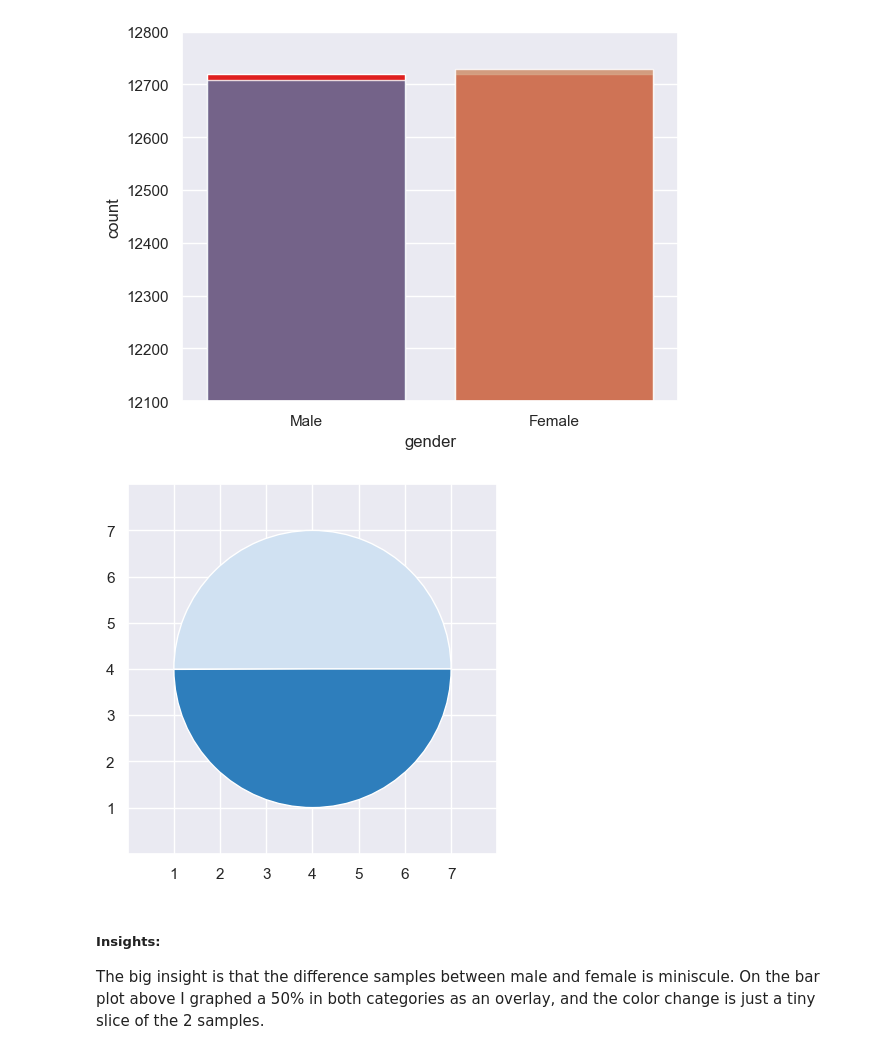
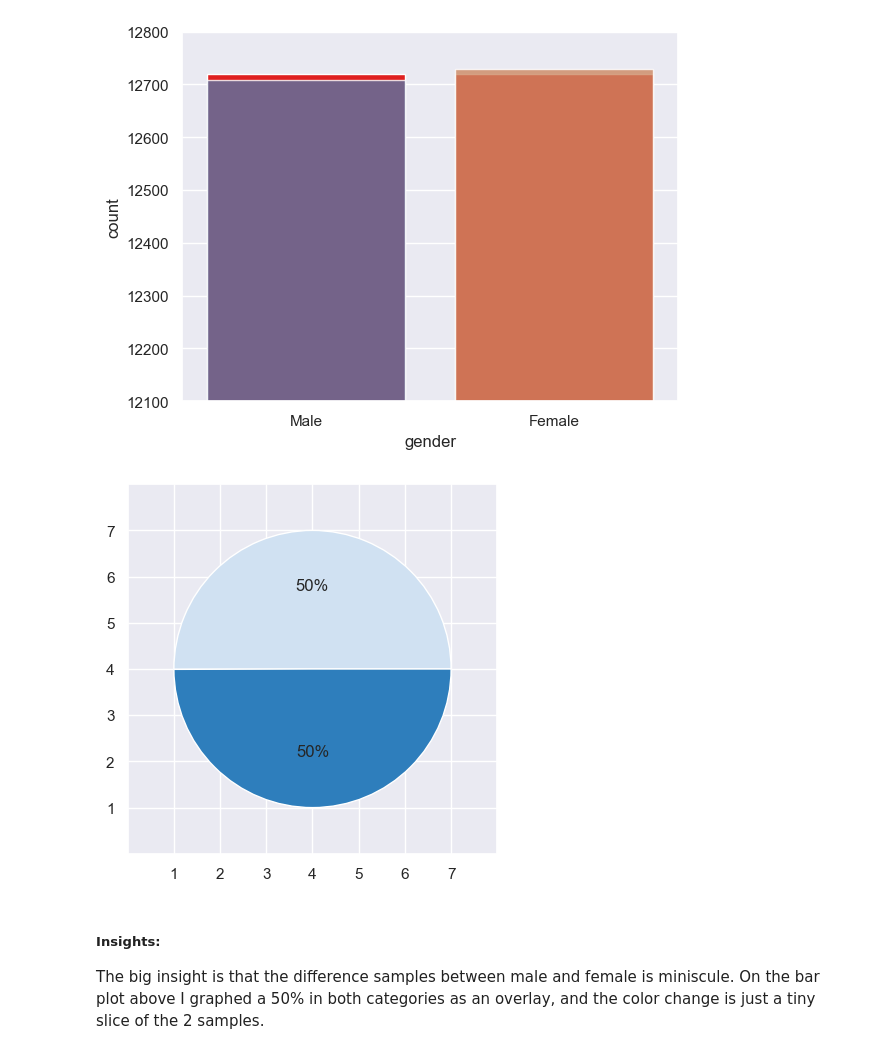
Before and after one commit to LarsoftheGeats/dataAnalysis3, a Jupyter notebook: Unit_3_-_EDA_.ipynb, the cells around one changed output. Saved outputs shown, nothing was run; the diff lists cells and outputs as text; code cells hidden in the pictures.

```diff
--- a/Unit_3_-_EDA_.ipynb
+++ b/Unit_3_-_EDA_.ipynb
@@ -208,18 +208,18 @@ ax.set (ylim=(12100,12800))
 # %%
 x = df.groupby('gender')['gender'].count()
 colors = plt.get_cmap('Blues')(np.linspace(0.2, 0.7, len(x)))
 x
 
 fig, ax = plt.subplots()
 ax.pie(x, colors=colors, radius=3, center=(4, 4),
-       wedgeprops={"linewidth": 1, "edgecolor": "white"}, frame=True)
+       wedgeprops={"linewidth": 1, "edgecolor": "white"}, frame=True, autopct='%.0f%%')
 
 ax.set(xlim=(0, 8), xticks=np.arange(1, 8),
        ylim=(0, 8), yticks=np.arange(1, 8))
 
 plt.show()
 # %% [output]
-[figure, old version]
+[figure, new version]
 # %% [markdown]
 ##### Insights:
 
```
Also changed, not shown: parts of 34 cells of this notebook.
